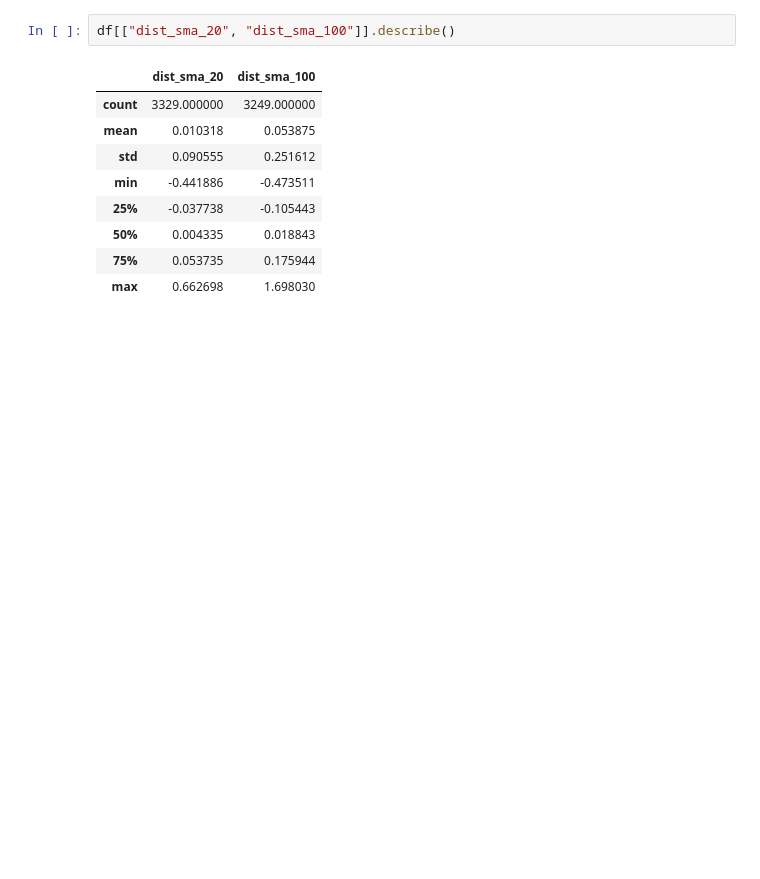
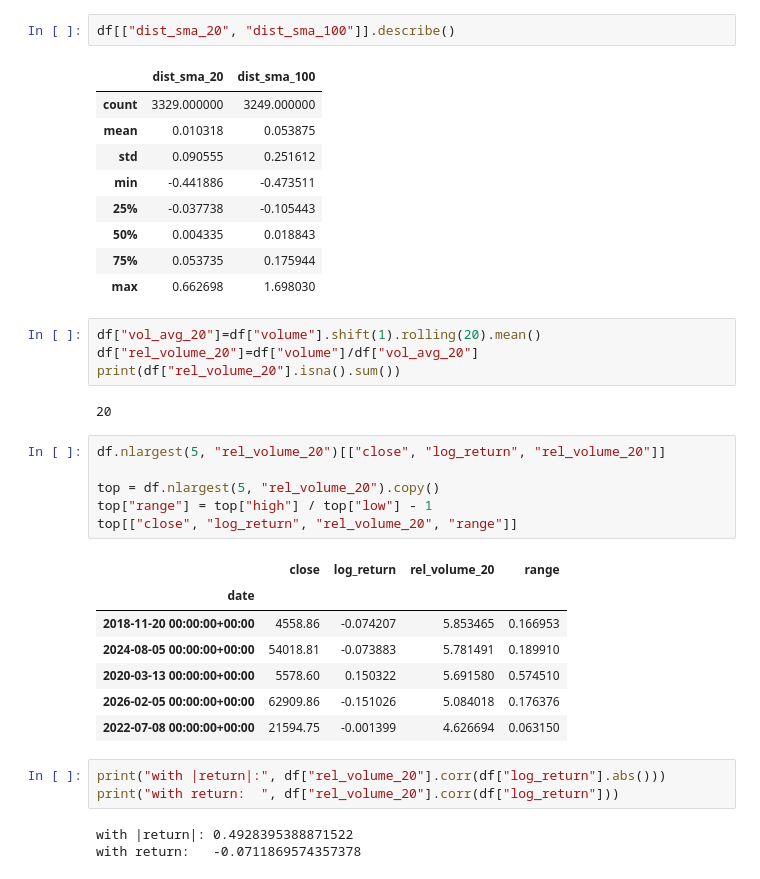
Before and after one commit to youssef-bensalem/cryptosense-ai, a Jupyter notebook: notebooks/03_returns_eda.ipynb, the cells around one changed output. Drawn from its saved outputs; the diff is of its cells as text; blank space fills up the shorter version.

Commit message:
Add relative volume feature and volume-move analysis

```diff
--- a/notebooks/03_returns_eda.ipynb
+++ b/notebooks/03_returns_eda.ipynb
@@ -121,3 +126,29 @@ df[["dist_sma_20", "dist_sma_100"]].describe()
 | 50% | 0.004335 | 0.018843 |
 | 75% | 0.053735 | 0.175944 |
 | max | 0.662698 | 1.698030 |
+# %%
+df["vol_avg_20"]=df["volume"].shift(1).rolling(20).mean()
+df["rel_volume_20"]=df["volume"]/df["vol_avg_20"]
+print(df["rel_volume_20"].isna().sum())
+# %% [output]
+20
+# %%
+df.nlargest(5, "rel_volume_20")[["close", "log_return", "rel_volume_20"]]
+
+top = df.nlargest(5, "rel_volume_20").copy()
+top["range"] = top["high"] / top["low"] - 1
+top[["close", "log_return", "rel_volume_20", "range"]]
+# %% [output]
+|  | close | log_return | rel_volume_20 | range |
+| date |  |  |  |  |
+| 2018-11-20 00:00:00+00:00 | 4558.86 | -0.074207 | 5.853465 | 0.166953 |
+| 2024-08-05 00:00:00+00:00 | 54018.81 | -0.073883 | 5.781491 | 0.189910 |
+| 2020-03-13 00:00:00+00:00 | 5578.60 | 0.150322 | 5.691580 | 0.574510 |
+| 2026-02-05 00:00:00+00:00 | 62909.86 | -0.151026 | 5.084018 | 0.176376 |
+| 2022-07-08 00:00:00+00:00 | 21594.75 | -0.001399 | 4.626694 | 0.063150 |
+# %%
+print("with |return|:", df["rel_volume_20"].corr(df["log_return"].abs()))
+print("with return:  ", df["rel_volume_20"].corr(df["log_return"]))
+# %% [output]
+with |return|: 0.4928395388871522
+with return:   -0.0711869574357378
```
Also changed, not shown: parts of 2 cells of this notebook.
